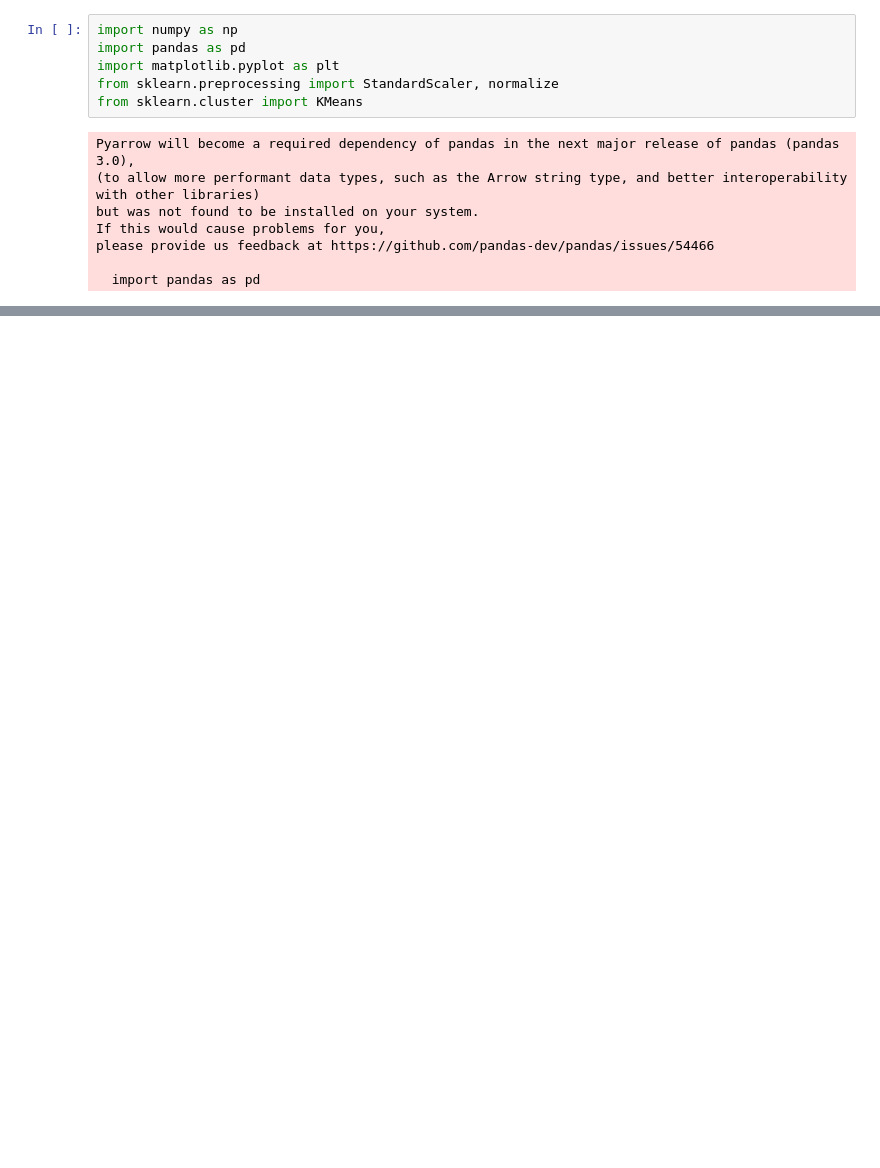
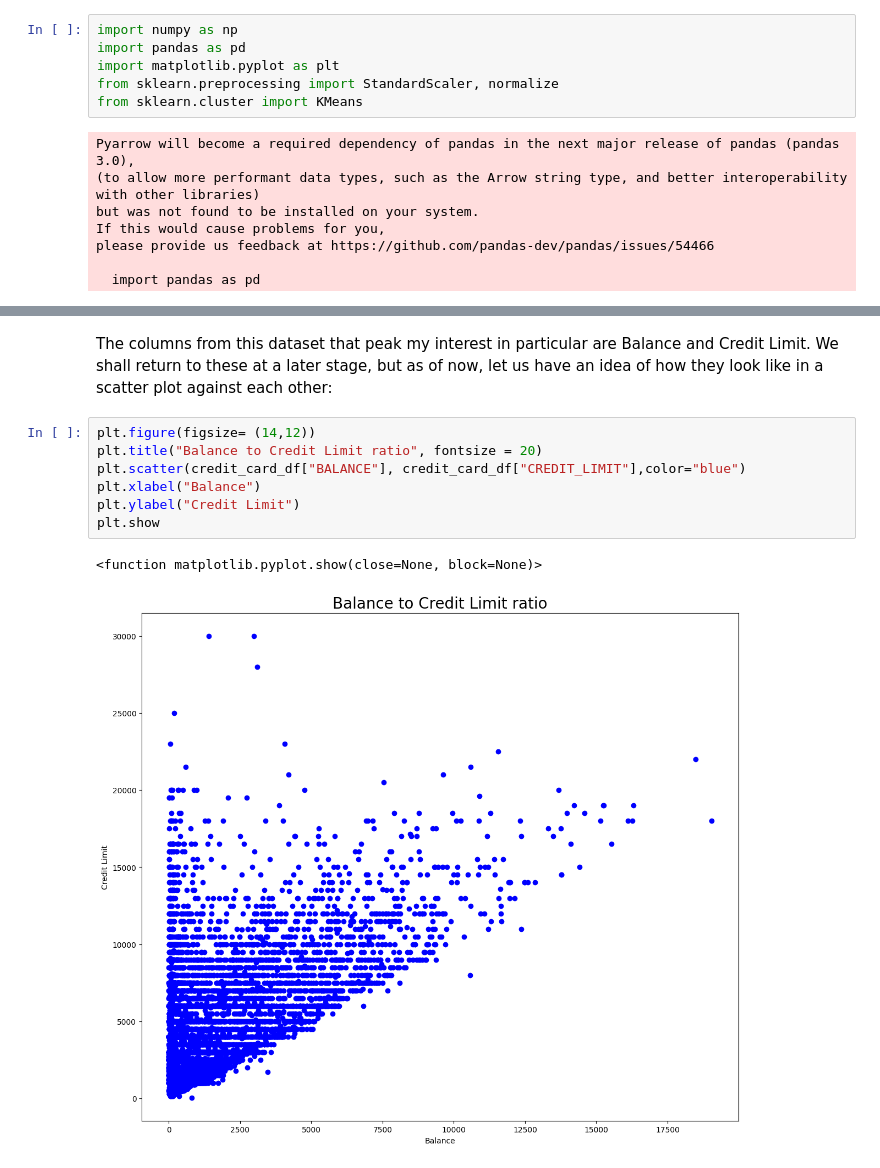
Before and after one commit to Nyandago/Credit-Card-kmeans-Clustering, a Jupyter notebook: kmeans_clustering.ipynb, the cells around one changed output, grey strips where cells are left out. Cells and saved outputs as stored; diff of their text form; blank space fills up the shorter version.

```diff
--- a/kmeans_clustering.ipynb
+++ b/kmeans_clustering.ipynb
@@ -24,0 +45,12 @@ credit_card_df.head()
+# %% [markdown]
+The columns from this dataset that peak my interest in particular are Balance and Credit Limit. We shall return to these at a later stage, but as of now, let us have an idea of how they look like in a scatter plot against each other:
+# %%
+plt.figure(figsize= (14,12))
+plt.title("Balance to Credit Limit ratio", fontsize = 20)
+plt.scatter(credit_card_df["BALANCE"], credit_card_df["CREDIT_LIMIT"],color="blue")
+plt.xlabel("Balance")
+plt.ylabel("Credit Limit")
+plt.show
+# %% [output]
+<function matplotlib.pyplot.show(close=None, block=None)>
+[figure, added]
```
Also changed, not shown: parts of 4 cells of this notebook.
